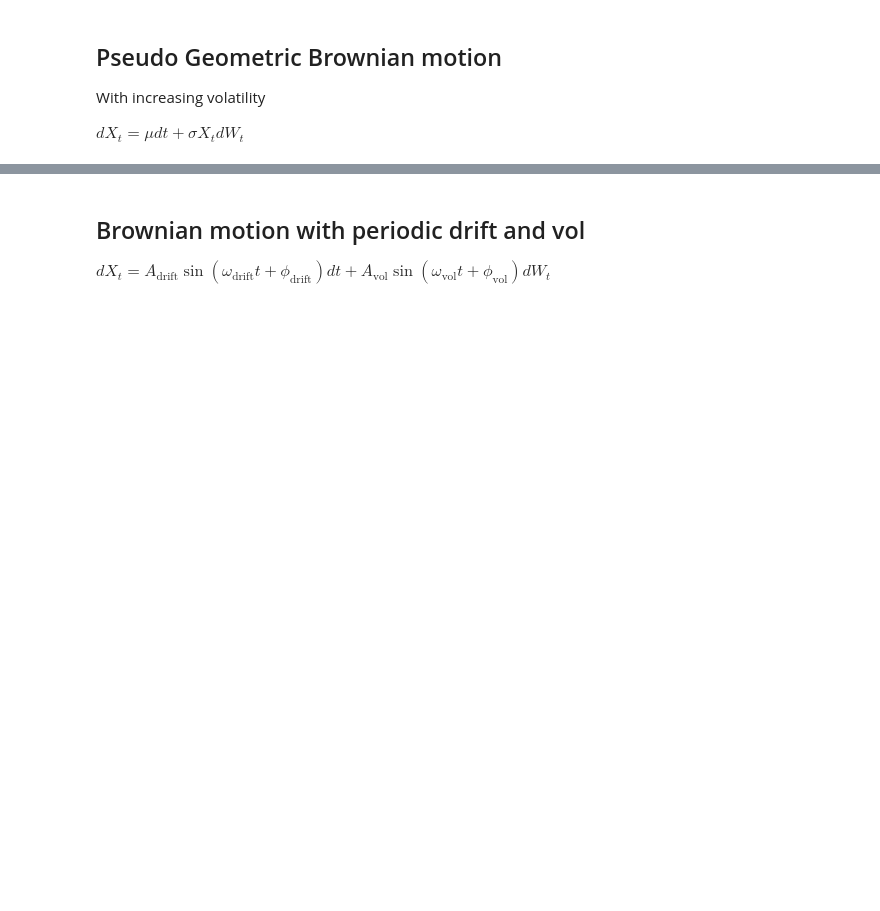
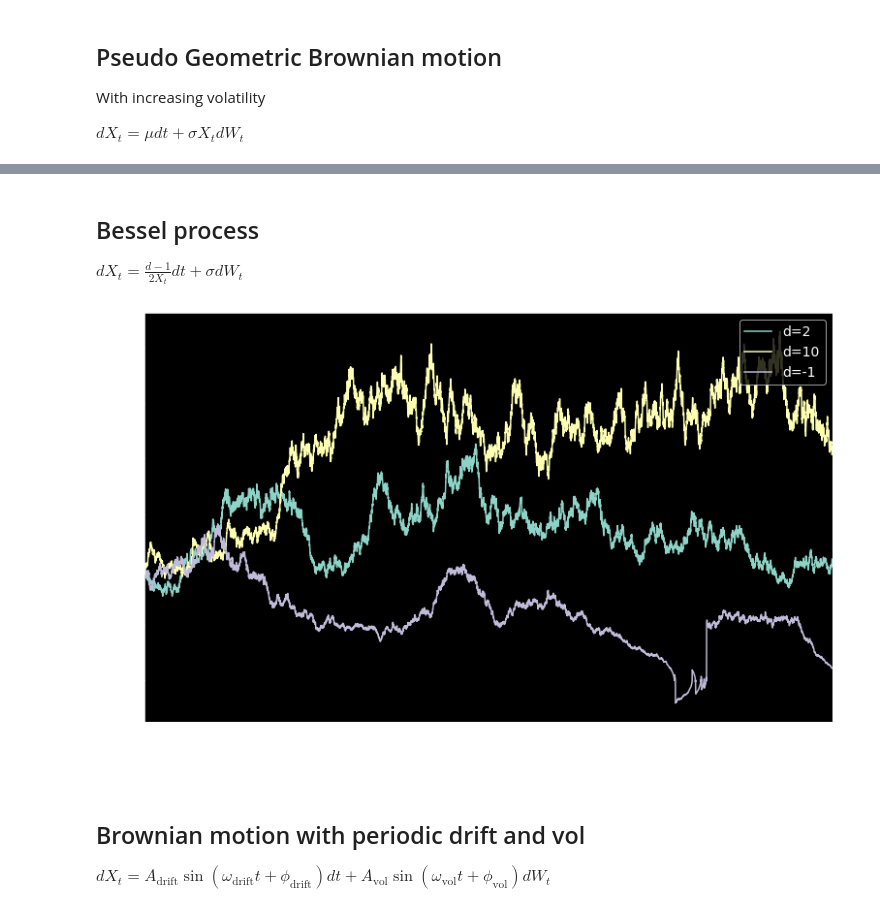
Before and after one commit to sauxpa/stochastic, a Jupyter notebook: examples/ito_diffusions_examples/brownian_1d_diffusions.ipynb, the cells around one changed output, grey strips where cells are left out. Saved outputs shown, nothing was run; the diff lists cells and outputs as text; code cells hidden in the pictures; blank space fills up the shorter version.

```diff
--- a/examples/ito_diffusions_examples/brownian_1d_diffusions.ipynb
+++ b/examples/ito_diffusions_examples/brownian_1d_diffusions.ipynb
@@ -121,3 +121,28 @@ plt.show()
+# %% [markdown]
+## Bessel process
+
+$dX_t = \frac{d-1}{2X_t}dt + \sigma dW_t$
+# %%
+fig, ax = plt.subplots(figsize=(11, 7), nrows=1, ncols=1)
+
+ds = [2, 10, -1]
+
+X = Bessel(x0=1.0, T=1, scheme_steps=SCHEME_STEPS, vol=1.0)
+
+for d in ds:
+    X.d = d
+    df = X.simulate()
+    df.columns = ['d={}'.format(d)]
+    df.plot(kind='line', ax=ax)
+
+ax.set_xlabel('time\n')
+ax.set_ylabel('spot')
+ax.legend(loc='upper right')
+
+plt.tight_layout()
+plt.show()
+# %% [output]
+[figure, added]
 # %% [markdown]
 ## Brownian motion with periodic drift and vol
 
```
Also changed, not shown: parts of 9 cells of this notebook.
